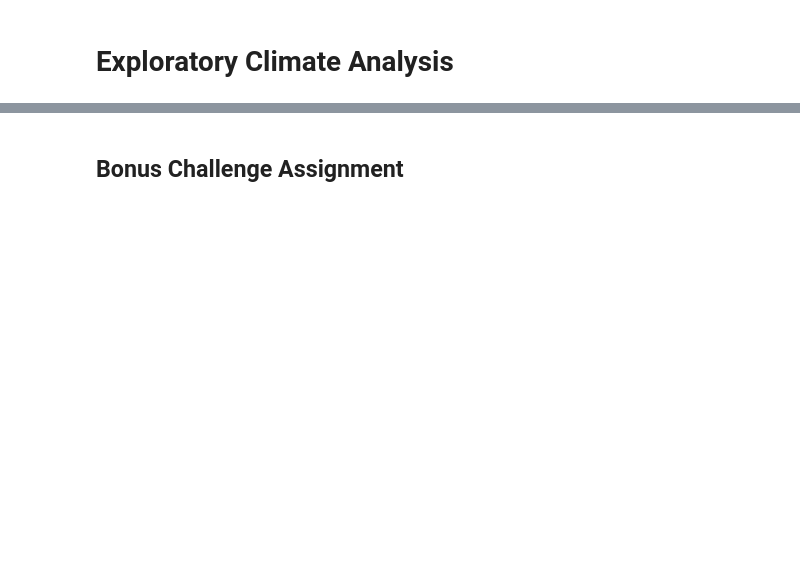
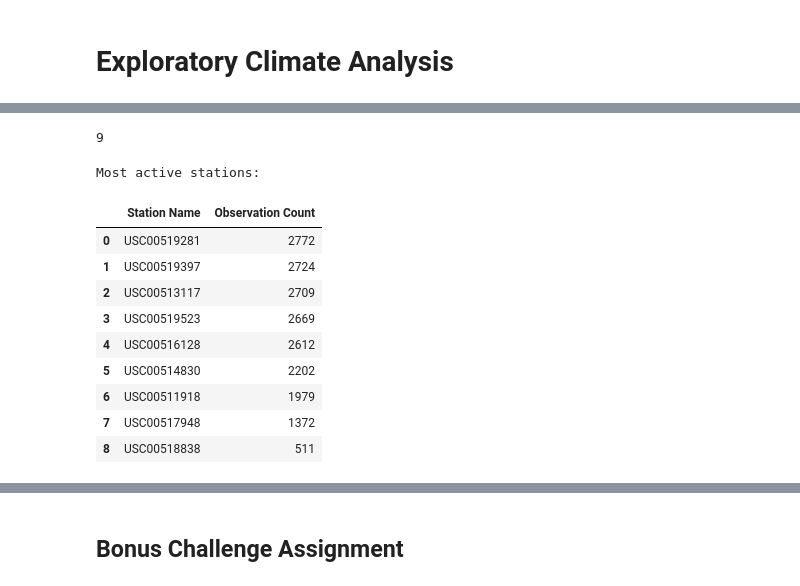
Before and after one commit to jvolosin/sqlalchemy-challenge, a Jupyter notebook: climate_starter.ipynb, the cells around one changed output, grey strips where cells are left out. Saved outputs shown, nothing was run; the diff lists cells and outputs as text; code cells hidden in the pictures; blank space fills up the shorter version.

```diff
--- a/climate_starter.ipynb
+++ b/climate_starter.ipynb
@@ -22,5 +22,7 @@ engine = create_engine("sqlite:///Resources/hawaii.sqlite")
 # reflect an existing database into a new model
 
 # reflect the tables
+Base = automap_base()
+Base.prepare(engine, reflect=True)
 # %%
 # We can view all of the classes that automap found
@@ -27,2 +32,4 @@ engine = create_engine("sqlite:///Resources/hawaii.sqlite")
 # %%
 # Save references to each table
+Measurement = Base.classes.measurement
+Station = Base.classes.station
@@ -47,5 +190,29 @@ engine = create_engine("sqlite:///Resources/hawaii.sqlite")
 # %%
 # Design a query to show how many stations are available in this dataset?
+session.query(Station.id).count()
+# %% [output]
+9
 # %%
 # What are the most active stations? (i.e. what stations have the most rows)?
 # List the stations and the counts in descending order.
+
+active_stations = session.query(Station.station, func.count(Measurement.station)).\
+    filter(Station.station == Measurement.station).\
+    group_by(Station.station).\
+    order_by(func.count(Measurement.station).desc()).all()
+
+print(f"Most active stations:")
+active_stations_df = pd.DataFrame(active_stations, columns=['Station Name', "Observation Count"])
+active_stations_df
+# %% [output]
+Most active stations:
+|  | Station Name | Observation Count |
+| 0 | USC00519281 | 2772 |
+| 1 | USC00519397 | 2724 |
+| 2 | USC00513117 | 2709 |
+| 3 | USC00519523 | 2669 |
+| 4 | USC00516128 | 2612 |
+| 5 | USC00514830 | 2202 |
+| 6 | USC00511918 | 1979 |
+| 7 | USC00517948 | 1372 |
+| 8 | USC00518838 | 511 |
```
Also changed, not shown: parts of 19 cells of this notebook, 1 other file.
